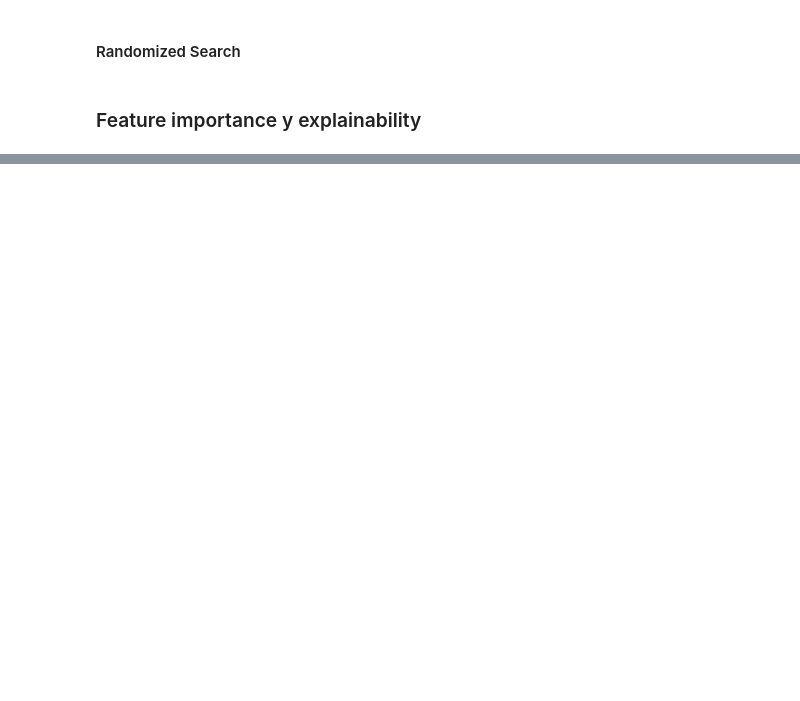
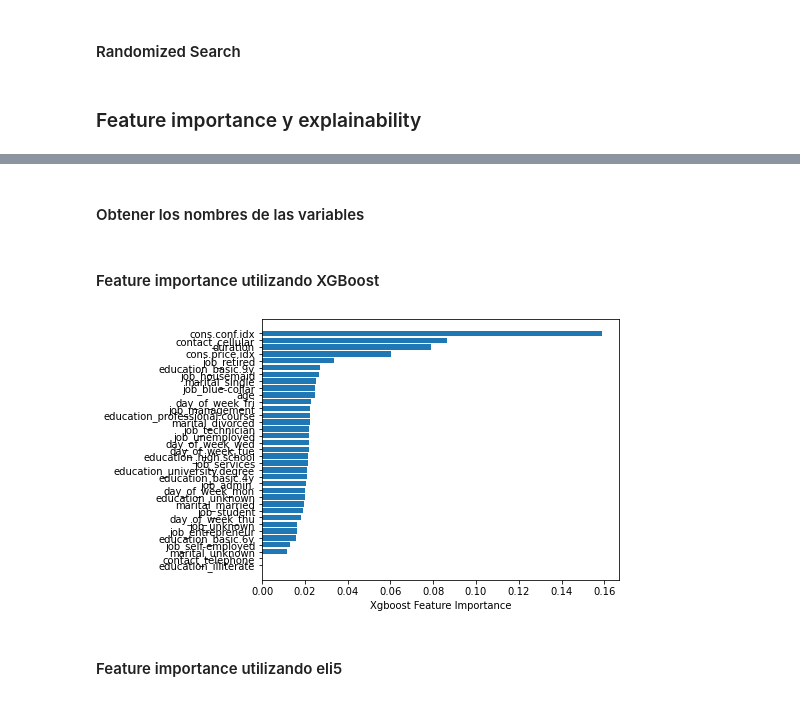
Before and after one commit to leonardovettulo/mentorias2021, a Jupyter notebook: Practico_04_Aprendizaje_Supervisado.ipynb, the cells around one changed output, grey strips where cells are left out. Saved outputs shown, nothing was run; the diff lists cells and outputs as text; code cells hidden in the pictures; blank space fills up the shorter version.

```diff
--- a/Practico_04_Aprendizaje_Supervisado.ipynb
+++ b/Practico_04_Aprendizaje_Supervisado.ipynb
@@ -240,2 +326,22 @@ En esta sección realizaremos varios tipos de optimización de hiperparámetros
 # %% [markdown]
 ### Feature importance y explainability
+# %%
+import xgboost as xgb
+variables_numericas = ['cons.price.idx', 'cons.conf.idx', 'age','duration']
+variables_categoricas = ['education', 'marital','job', 'contact', 'day_of_week']
+
+# Filtramos las variables que seleccionamos
+X_t = X_train[variables_categoricas + variables_numericas]
+
+pipeline_numerico = Pipeline([
+                             ('standard_scaler', StandardScaler()),
+                            ])
+
+pipeline_completo = ColumnTransformer([('num', pipeline_numerico, variables_numericas),
+                                   ('cat', OneHotEncoder(), variables_categoricas),
+                                  ])
+
+pipeline_modelo = Pipeline([('preprocess', pipeline_completo),
+                            ('xgb', xgb.XGBClassifier())])
+# %%
+pipeline_modelo.fit(X_t, y_train)
@@ -241,0 +367,22 @@ En esta sección realizaremos varios tipos de optimización de hiperparámetros
+# %% [markdown]
+#### Obtener los nombres de las variables
+# %%
+# Si realizamos one hot encoding, vamos a tener el problema de que se incrementan el numero de features y necesitamos la nueva lista.
+numeric_features = variables_numericas
+cat_features = pipeline_modelo.named_steps['preprocess'].transformers_[1][1].get_feature_names(variables_categoricas)
+# %% [markdown]
+#### Feature importance utilizando XGBoost
+# %%
+onehot_columns = np.array(cat_features)
+numeric_features_list = np.array(numeric_features)
+numeric_features_list = np.append(numeric_features_list, onehot_columns)
+# %%
+# Es necesario ordenar las los valores del feature importance (utilizamos argsort para tener el orden de los indices)
+sorted_idx = pipeline_modelo[1].feature_importances_.argsort()
+plt.barh(numeric_features_list[sorted_idx], pipeline_modelo[1].feature_importances_[sorted_idx])
+plt.xlabel("Xgboost Feature Importance")
+plt.show()
+# %% [output]
+[figure, added]
+# %% [markdown]
+#### Feature importance utilizando eli5
```
Also changed, not shown: parts of 19 cells of this notebook, 2 other files.
